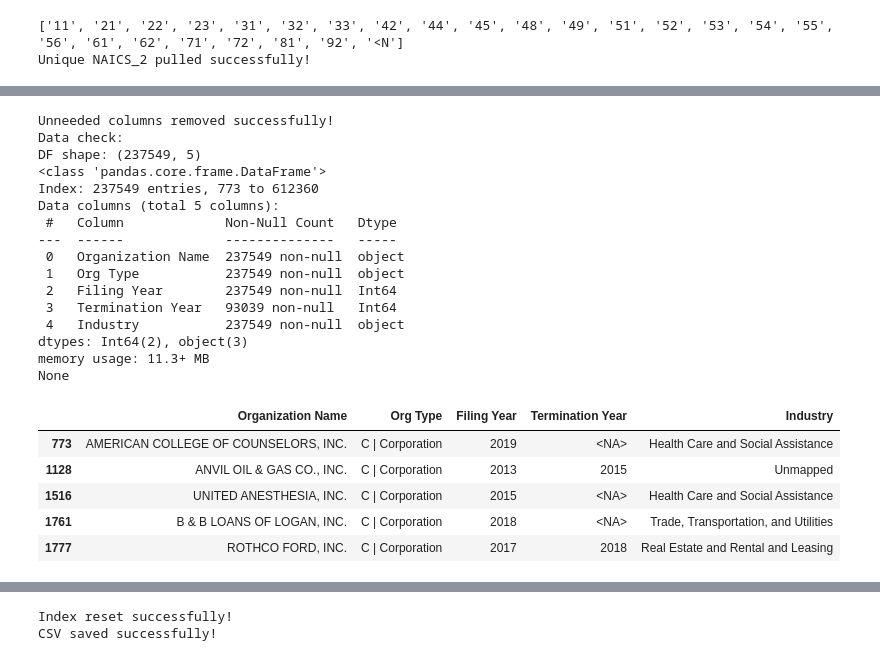
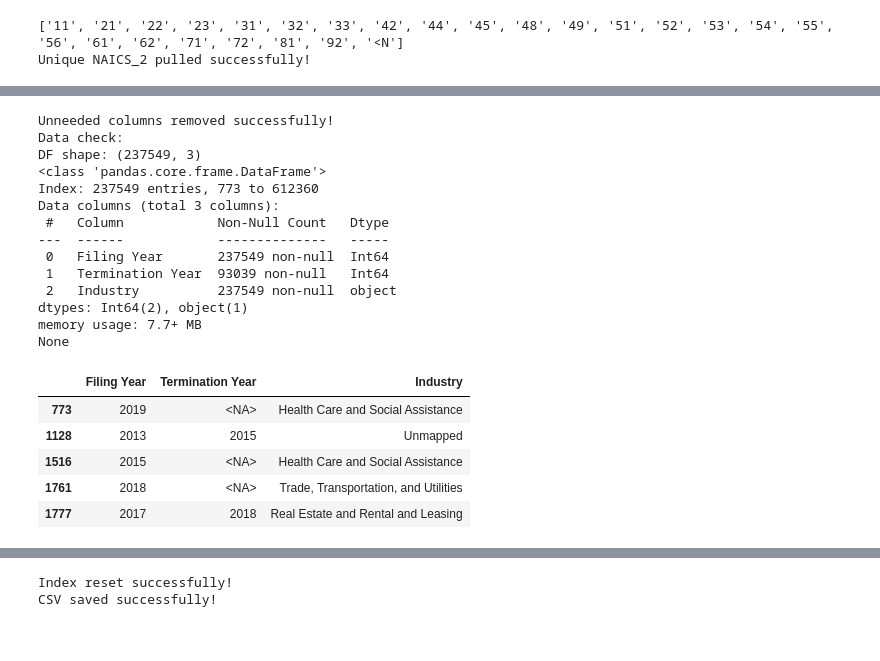
Before and after one commit to bgizzle78/nf-insights-project, a Jupyter notebook: notebooks/wvsos_business_registrations_cleaning.ipynb, the cells around one changed output, grey strips where cells are left out. Cells and saved outputs as stored; diff of their text form; code cells hidden in the pictures.

```diff
--- a/notebooks/wvsos_business_registrations_cleaning.ipynb
+++ b/notebooks/wvsos_business_registrations_cleaning.ipynb
@@ -405,35 +406,33 @@ memory usage: 22.4+ MB
 None
 # %%
 # Remove more unneeded columns before starting metrics
-wvsos_df = wvsos_df.drop(columns=['Filing Date', 'Termination Date', 'Business Purpose', 'NAICS', 'NAICS_2', 'Charter State'])
+wvsos_df = wvsos_df.drop(columns=['Organization Name', 'Org Type', 'Filing Date', 'Termination Date', 'Business Purpose', 'NAICS', 'NAICS_2', 'Charter State'])
 
 print('Unneeded columns removed successfully!')
 
 # Data check
 print('Data check:')
 print('DF shape:', wvsos_df.shape)
 print(wvsos_df.info())
 wvsos_df.head()
 # %% [output]
 Unneeded columns removed successfully!
 Data check:
-DF shape: (237549, 5)
+DF shape: (237549, 3)
 <class 'pandas.core.frame.DataFrame'>
 Index: 237549 entries, 773 to 612360
-Data columns (total 5 columns):
- #   Column             Non-Null Count   Dtype
----  ------             --------------   -----
- 0   Organization Name  237549 non-null  object
- 1   Org Type           237549 non-null  object
- 2   Filing Year        237549 non-null  Int64
- 3   Termination Year   93039 non-null   Int64
- 4   Industry           237549 non-null  object
-dtypes: Int64(2), object(3)
-memory usage: 11.3+ MB
+Data columns (total 3 columns):
+ #   Column            Non-Null Count   Dtype
+---  ------            --------------   -----
+ 0   Filing Year       237549 non-null  Int64
+ 1   Termination Year  93039 non-null   Int64
+ 2   Industry          237549 non-null  object
+dtypes: Int64(2), object(1)
+memory usage: 7.7+ MB
 None
-|  | Organization Name | Org Type | Filing Year | Termination Year | Industry |
-| 773 | AMERICAN COLLEGE OF COUNSELORS, INC. | C | Corporation | 2019 | <NA> | Health Care and Social Assistance |
-| 1128 | ANVIL OIL & GAS CO., INC. | C | Corporation | 2013 | 2015 | Unmapped |
-| 1516 | UNITED ANESTHESIA, INC. | C | Corporation | 2015 | <NA> | Health Care and Social Assistance |
-| 1761 | B & B LOANS OF LOGAN, INC. | C | Corporation | 2018 | <NA> | Trade, Transportation, and Utilities |
-| 1777 | ROTHCO FORD, INC. | C | Corporation | 2017 | 2018 | Real Estate and Rental and Leasing |
+|  | Filing Year | Termination Year | Industry |
+| 773 | 2019 | <NA> | Health Care and Social Assistance |
+| 1128 | 2013 | 2015 | Unmapped |
+| 1516 | 2015 | <NA> | Health Care and Social Assistance |
+| 1761 | 2018 | <NA> | Trade, Transportation, and Utilities |
+| 1777 | 2017 | 2018 | Real Estate and Rental and Leasing |
```
Also changed, not shown: parts of 18 cells of this notebook, 1 other file.
